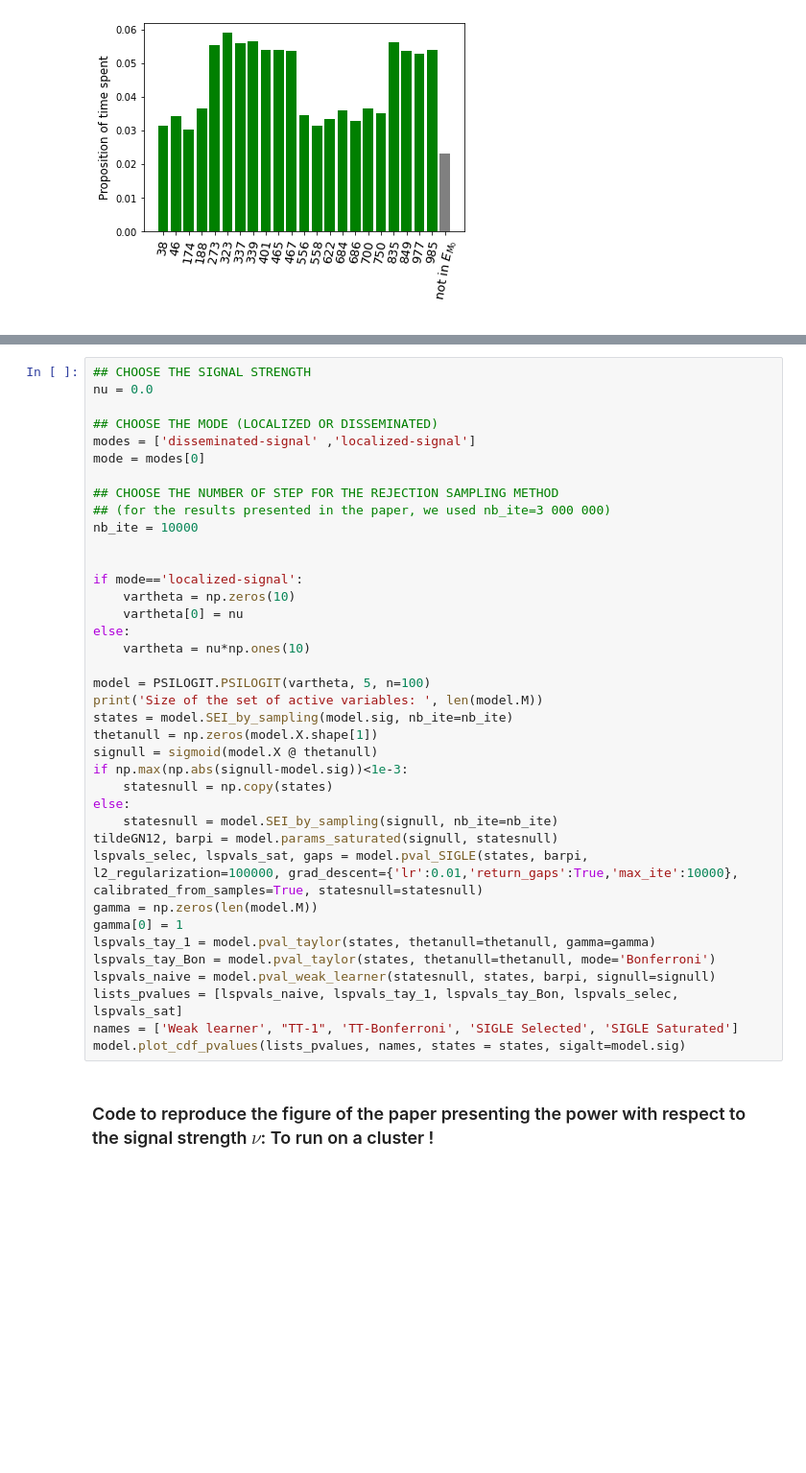
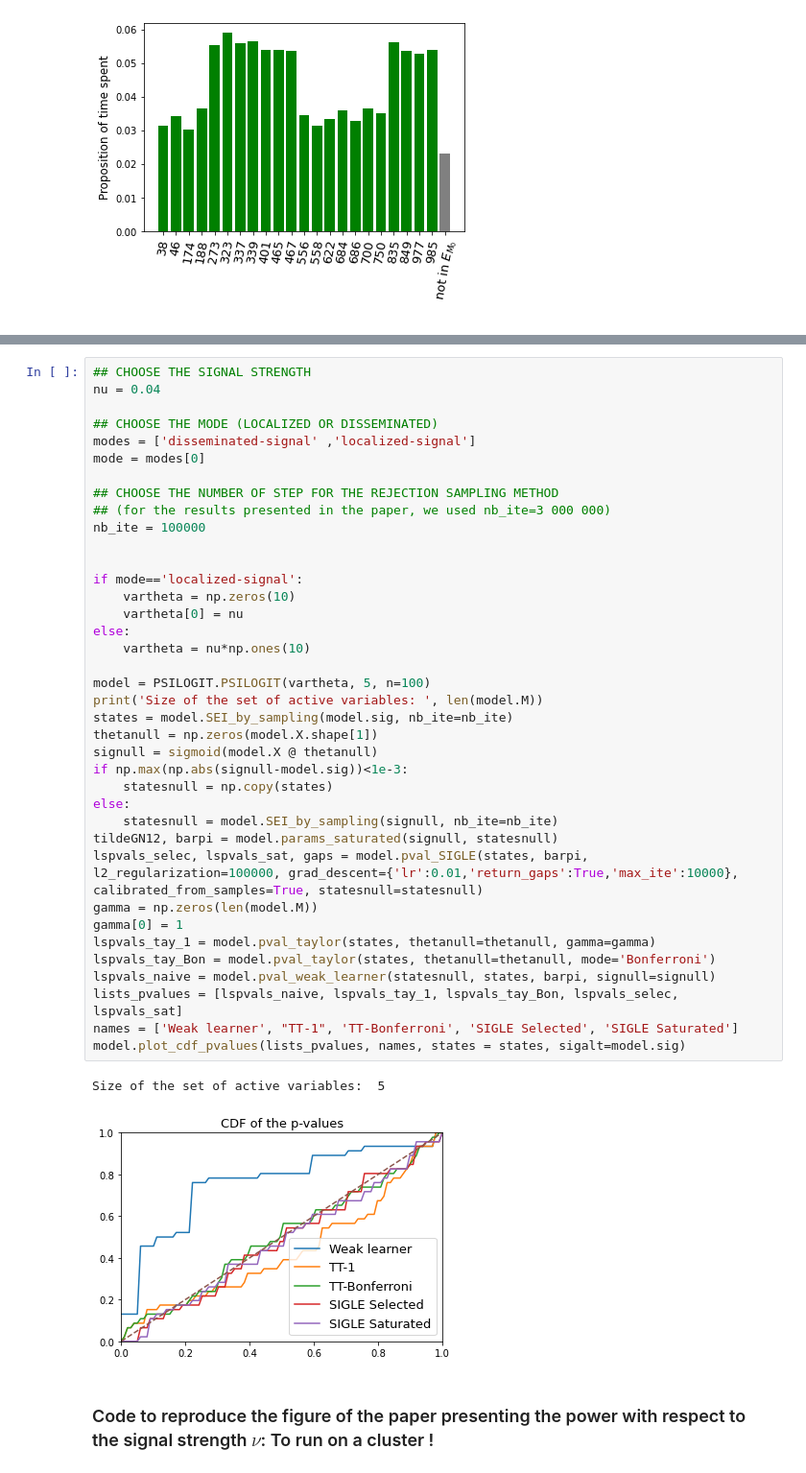
Before and after one commit to quentin-duchemin/SIGLE, a Jupyter notebook: package/experiments_paper.ipynb, the cells around one changed output, grey strips where cells are left out. Shown at 96% size. Saved outputs shown, nothing was run; the diff lists cells and outputs as text; blank space fills up the shorter version.

```diff
--- a/package/experiments_paper.ipynb
+++ b/package/experiments_paper.ipynb
@@ -110,7 +113,7 @@ KeyboardInterrupt:
 ### Localized and Disseminated alternatives
 # %%
 ## CHOOSE THE SIGNAL STRENGTH
-nu = 0.0
+nu = 0.04
 
 ## CHOOSE THE MODE (LOCALIZED OR DISSEMINATED)
 modes = ['disseminated-signal' ,'localized-signal']
@@ -118,34 +121,37 @@ mode = modes[0]
 
 ## CHOOSE THE NUMBER OF STEP FOR THE REJECTION SAMPLING METHOD
 ## (for the results presented in the paper, we used nb_ite=3 000 000)
-nb_ite = 10000
+nb_ite = 100000
 
 
 if mode=='localized-signal':
     vartheta = np.zeros(10)
     vartheta[0] = nu
 else:
     vartheta = nu*np.ones(10)
 
 model = PSILOGIT.PSILOGIT(vartheta, 5, n=100)
 print('Size of the set of active variables: ', len(model.M))
 states = model.SEI_by_sampling(model.sig, nb_ite=nb_ite)
 thetanull = np.zeros(model.X.shape[1])
 signull = sigmoid(model.X @ thetanull)
 if np.max(np.abs(signull-model.sig))<1e-3:
     statesnull = np.copy(states)
 else:
     statesnull = model.SEI_by_sampling(signull, nb_ite=nb_ite)
 tildeGN12, barpi = model.params_saturated(signull, statesnull)
 lspvals_selec, lspvals_sat, gaps = model.pval_SIGLE(states, barpi, l2_regularization=100000, grad_descent={'lr':0.01,'return_gaps':True,'max_ite':10000}, calibrated_from_samples=True, statesnull=statesnull)
 gamma = np.zeros(len(model.M))
 gamma[0] = 1
 lspvals_tay_1 = model.pval_taylor(states, thetanull=thetanull, gamma=gamma)
 lspvals_tay_Bon = model.pval_taylor(states, thetanull=thetanull, mode='Bonferroni')
 lspvals_naive = model.pval_weak_learner(statesnull, states, barpi, signull=signull)
 lists_pvalues = [lspvals_naive, lspvals_tay_1, lspvals_tay_Bon, lspvals_selec, lspvals_sat]
 names = ['Weak learner', "TT-1", 'TT-Bonferroni', 'SIGLE Selected', 'SIGLE Saturated']
 model.plot_cdf_pvalues(lists_pvalues, names, states = states, sigalt=model.sig)
+# %% [output]
+Size of the set of active variables:  5
+[figure, added]
 # %% [markdown]
 ### Code to reproduce the figure of the paper presenting the power with respect to the signal strength $\nu$: To run on a cluster !
 # %%
```
Also changed, not shown: parts of 68 cells of this notebook.
